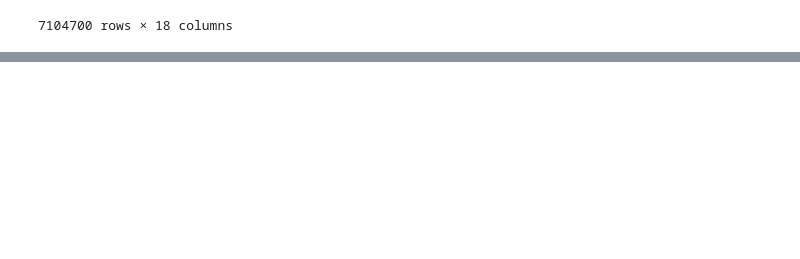
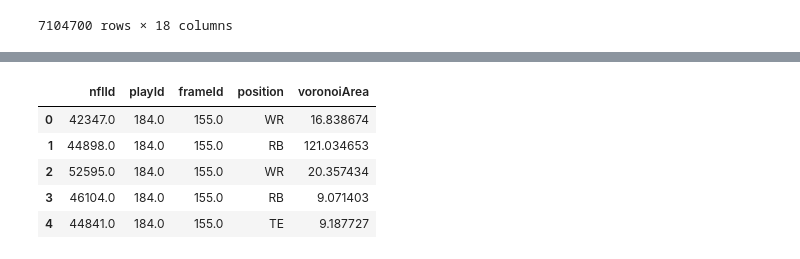
Before and after one commit to rohitbh7/nfl, a Jupyter notebook: voronoi.ipynb, the cells around one changed output, grey strips where cells are left out. Drawn from its saved outputs; the diff is of its cells as text; code cells hidden in the pictures; blank space fills up the shorter version.

```diff
--- a/voronoi.ipynb
+++ b/voronoi.ipynb
@@ -161,3 +219,12 @@ plays = pd.read_csv("plays.csv")
+# %%
+voronoi_areas(samplePlay)
+# %% [output]
+|  | nflId | playId | frameId | position | voronoiArea |
+| 0 | 42347.0 | 184.0 | 155.0 | WR | 16.838674 |
+| 1 | 44898.0 | 184.0 | 155.0 | RB | 121.034653 |
+| 2 | 52595.0 | 184.0 | 155.0 | WR | 20.357434 |
+| 3 | 46104.0 | 184.0 | 155.0 | RB | 9.071403 |
+| 4 | 44841.0 | 184.0 | 155.0 | TE | 9.187727 |
 # %%
 def clean_data_voronoi(sampleLoop):
     sampleLoop = sampleLoop[(sampleLoop['displayName']!="football")]
```
Also changed, not shown: parts of 17 cells of this notebook, 5 other files.
